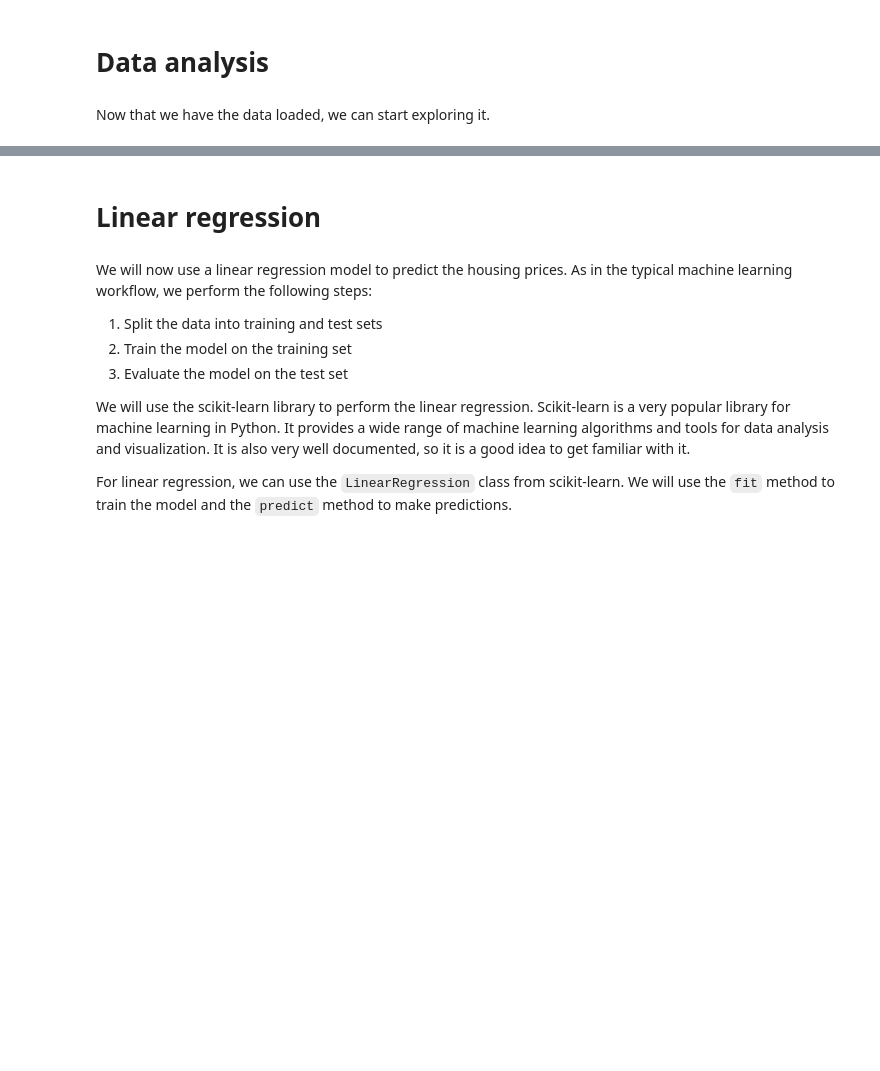
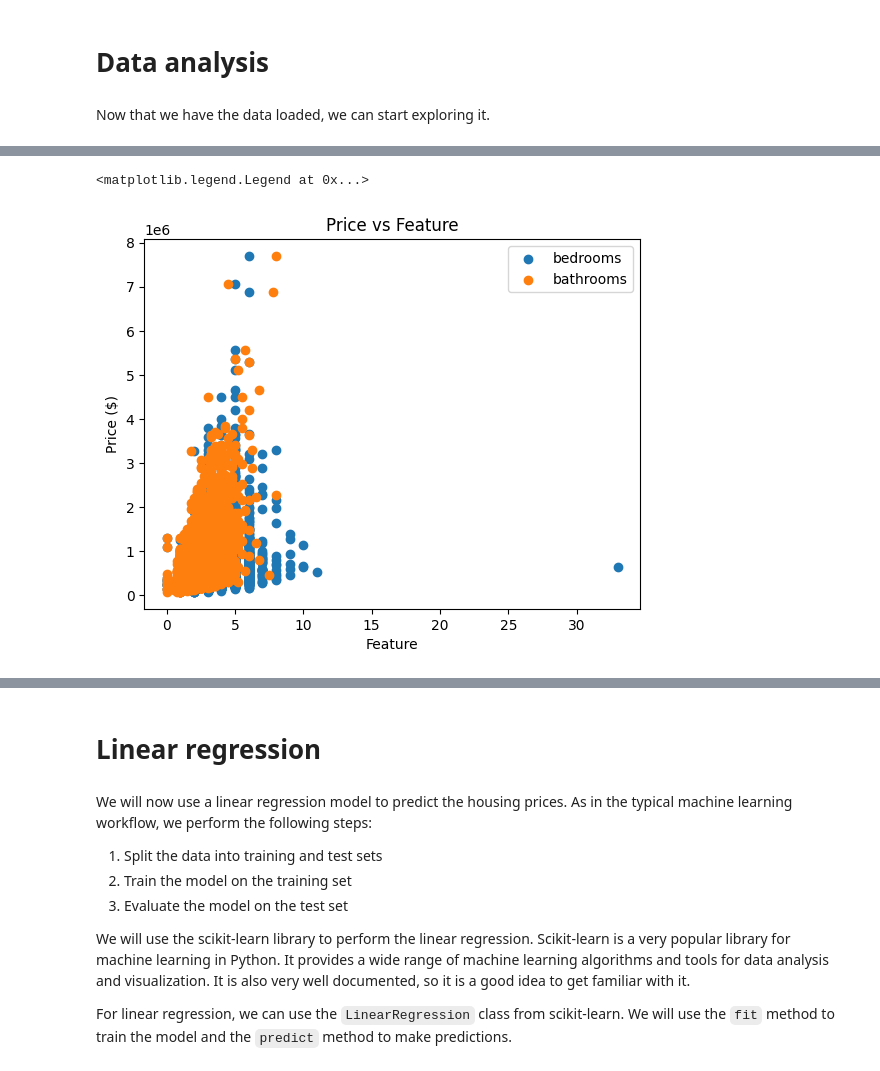
Before and after one commit to Dennis-JwWeng/2024-11_Deep-Learning-Bootcamp_NTU, a Jupyter notebook: session1/session1_p2_student.ipynb, the cells around one changed output, grey strips where cells are left out. Cells and saved outputs as stored; diff of their text form; code cells hidden in the pictures; blank space fills up the shorter version.

```diff
--- a/session1/session1_p2_student.ipynb
+++ b/session1/session1_p2_student.ipynb
@@ -68,13 +75,16 @@ plt.title('Price vs Living Area')
 # %%
 # Also plot bedrooms and bathrooms vs price
 # TODO Find out how to add a legend
-raise NotImplementedError("TODO: add a legend in the below plot")
-plt.scatter(homes['bedrooms'], homes['price'], ___)
-plt.scatter(homes['bathrooms'], homes['price'], ___)
+# raise NotImplementedError("TODO: add a legend in the below plot")
+plt.scatter(homes['bedrooms'], homes['price'], label='bedrooms')
+plt.scatter(homes['bathrooms'], homes['price'], label='bathrooms')
 plt.xlabel('Feature')
 plt.ylabel('Price ($)')
 plt.title('Price vs Feature')
-___
+plt.legend()
+# %% [output]
+<matplotlib.legend.Legend at 0x...>
+[figure, added]
 # %%
 # Exercise. generate summaries of the data for all columns except id
 # Is there a pandas API that seems helpful?
```
Also changed, not shown: parts of 15 cells of this notebook.
